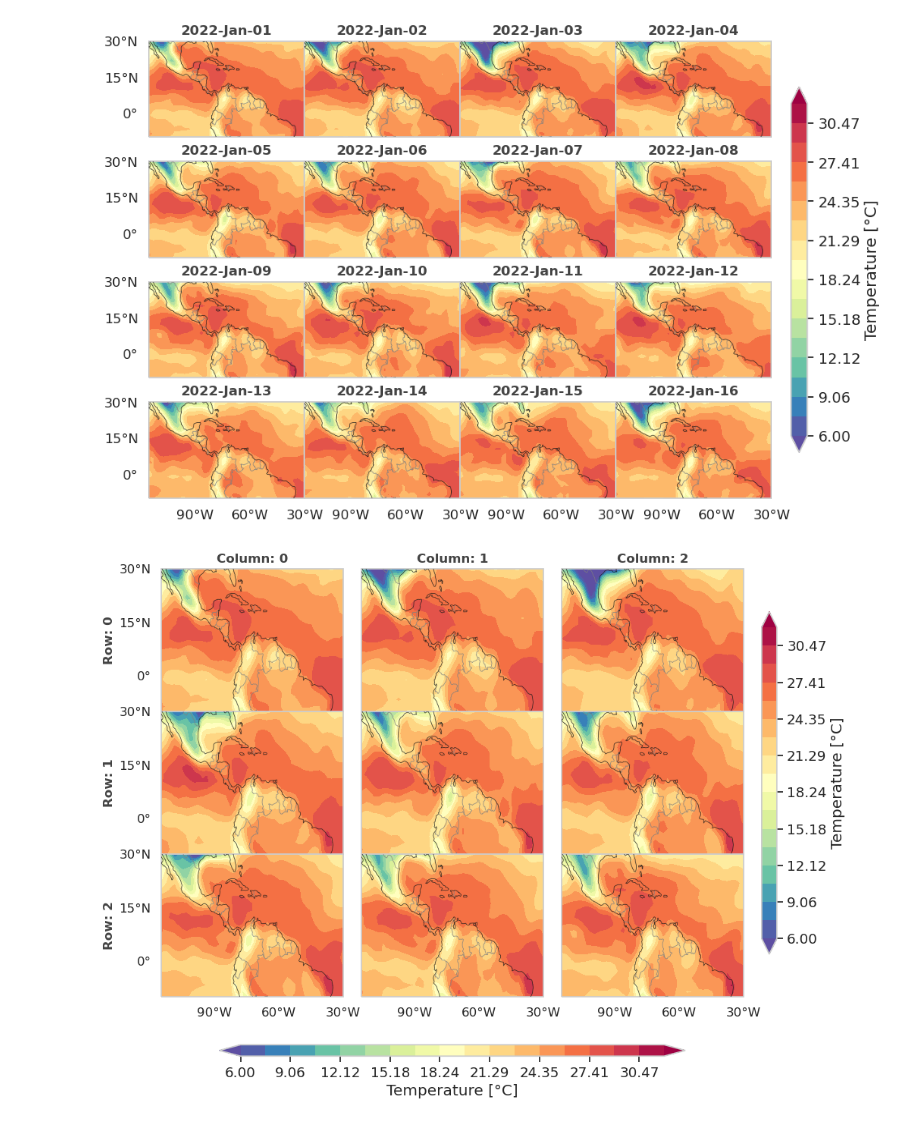
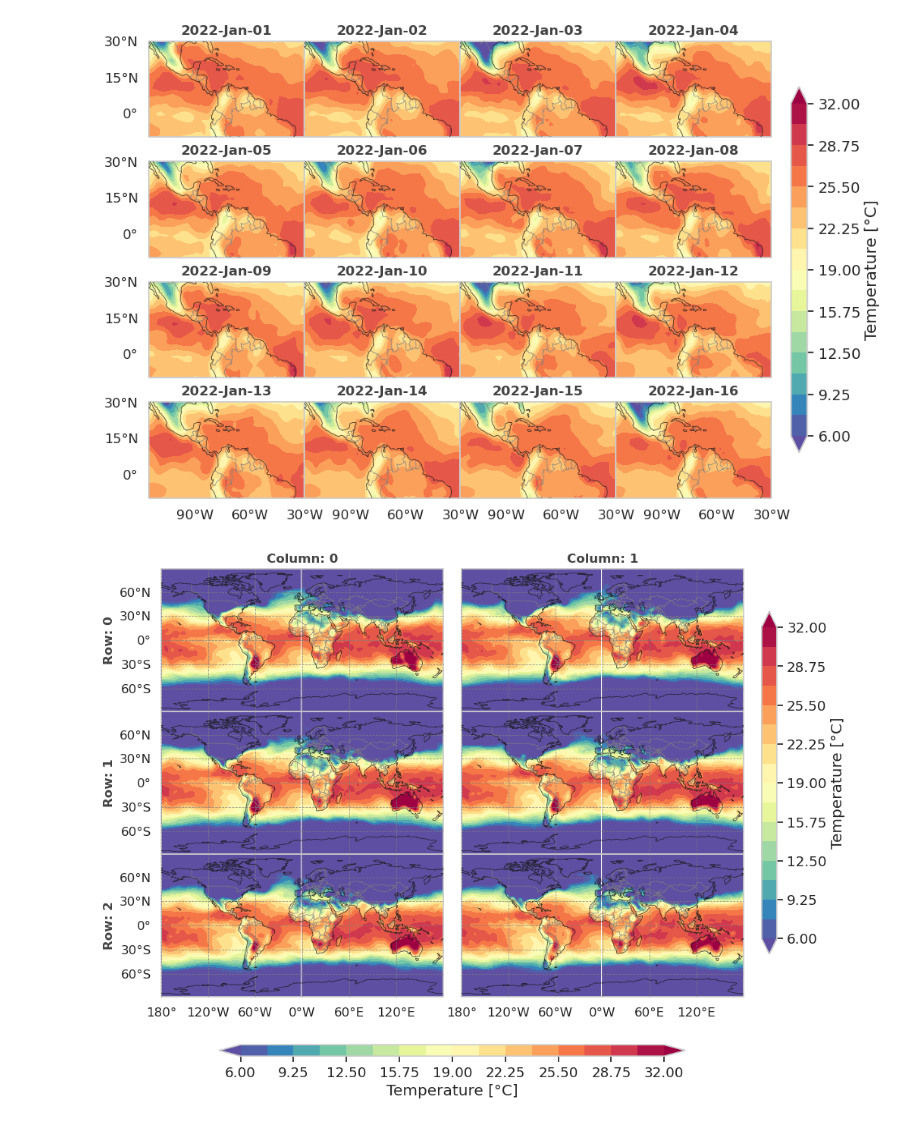
Before and after one commit to jdmantillaq/gridded-cartopy-plots, a Jupyter notebook: tutorial.ipynb, the cells around one changed output. Cells and saved outputs as stored; diff of their text form; code cells hidden in the pictures.

```diff
--- a/tutorial.ipynb
+++ b/tutorial.ipynb
@@ -58,7 +58,7 @@ font_prop_title = {'fontsize': 12,
 # Initialize the index for selecting time slices of the temperature data
 idx = 0
 # Define the contour levels for the temperature plot
-levels = np.linspace(6, 32, 18)
+levels = np.linspace(6, 32, 17)
 
 # Define the colormap for the plot
 cmap = sns.color_palette("Spectral_r", as_cmap=True)
@@ -137,7 +137,7 @@ grid_prop = x_coords, y_coords, x_fig, y_fig = cgp.define_grid_fig(
 # Initialize the index for selecting time slices of the temperature data
 idx = 0
 # Define the contour levels for the temperature plot
-levels = np.linspace(6, 32, 18)
+levels = np.linspace(6, 32, 17)
 
 # Define the colormap for the plot
 cmap = sns.color_palette("Spectral_r", as_cmap=True)
@@ -190,11 +190,10 @@ fig.savefig(f'figures/example_2.png', dpi=150,
             bbox_inches='tight', transparent=False,
             facecolor='white')
 # %% [output]
-[figure, old version]
+[figure, new version]
 # %%
 # Define the map projection (PlateCarree) and set the image extent
 proj = ccrs.PlateCarree(central_longitude=0)
-img_extent = (-115, -30, -10, 30)
 
 
 # Create a figure with a specified size
@@ -202,7 +201,7 @@ fig = plt.figure(figsize=(8, 6))
 
 # Define the grid size (number of rows and columns)
 num_rows = 3
-num_columns = 3
+num_columns = 2
 
 # Define properties for the grid
 horiz_spacing = 0.03
@@ -222,7 +221,7 @@ font_prop_title = {'fontsize': 12,
 # Initialize the index for selecting time slices of the temperature data
 idx = 0
 # Define the contour levels for the temperature plot
-levels = np.linspace(6, 32, 18)
+levels = np.linspace(6, 32, 17)
 
 # Define the colormap for the plot
 cmap = sns.color_palette("Spectral_r", as_cmap=True)
@@ -235,10 +234,9 @@ for fi in range(num_rows):
                             x_fig, y_fig],
                             projection=proj)
         # Add geographic features to the plot
-        ax = cgp.continentes_lon_lat(ax)
+        ax = cgp.continentes_lon_lat(ax, lon_step=60, lat_step=30)
 
         # Set the image extent and aspect ratio of the plot
-        ax.set_extent(img_extent, proj)
         ax.set_aspect('auto')
 
         # Remove y-axis labels for subplots that aren't in the first column
@@ -260,31 +258,31 @@ for fi in range(num_rows):
         if fi == 0:
             plt.title(f'Column: {ci}', fontdict=font_prop_title)
 
         # Increment the index to move to the next time slice
         idx += 1
 
 # Define the orientation and label of the colorbar
 orientation = 'vertical'
 label = 'Temperature [°C]'
 
 # Add a vertical colorbar to the figure
 cgp.add_colorbar(fig=fig, cs=cs, label=label,
                 orientation=orientation,
                 grid_prop=grid_prop,
                 cbar_factor=0.8,
                 cbar_width=0.025)
 
 
 # Add a additional horizontal colorbar to the figure (if needed)
 cgp.add_colorbar(fig=fig, cs=cs, label=label,
                 orientation='horizontal',
                 grid_prop=grid_prop,
                 cbar_factor=0.8,
                 cbar_width=0.025)
 
 
 fig.savefig(f'figures/example_3.png', dpi=150,
             bbox_inches='tight', transparent=False,
             facecolor='white')
 # %% [output]
-[figure, old version]
+[figure, new version]
```
Also changed, not shown: parts of 1 cell of this notebook, 4 other files.
